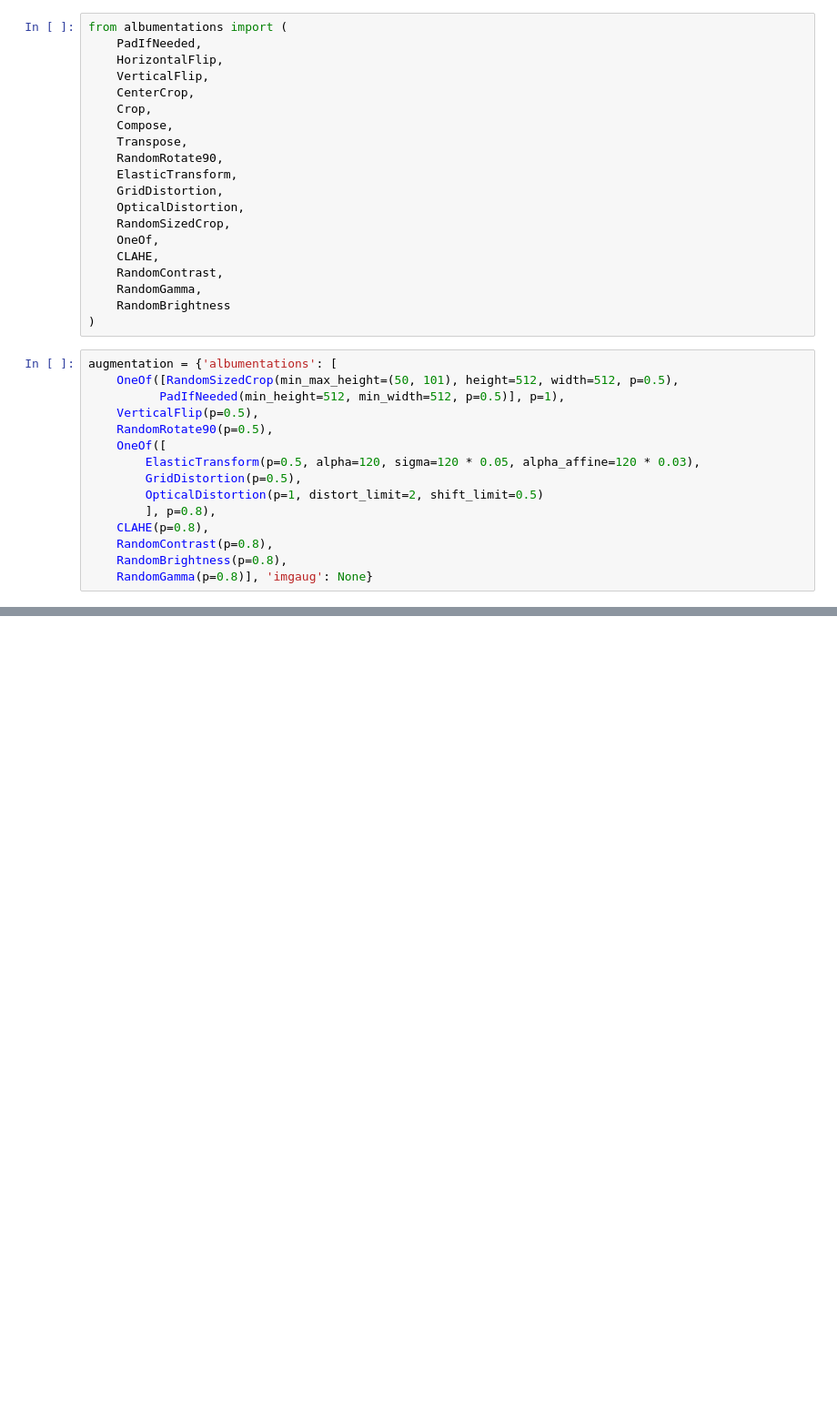
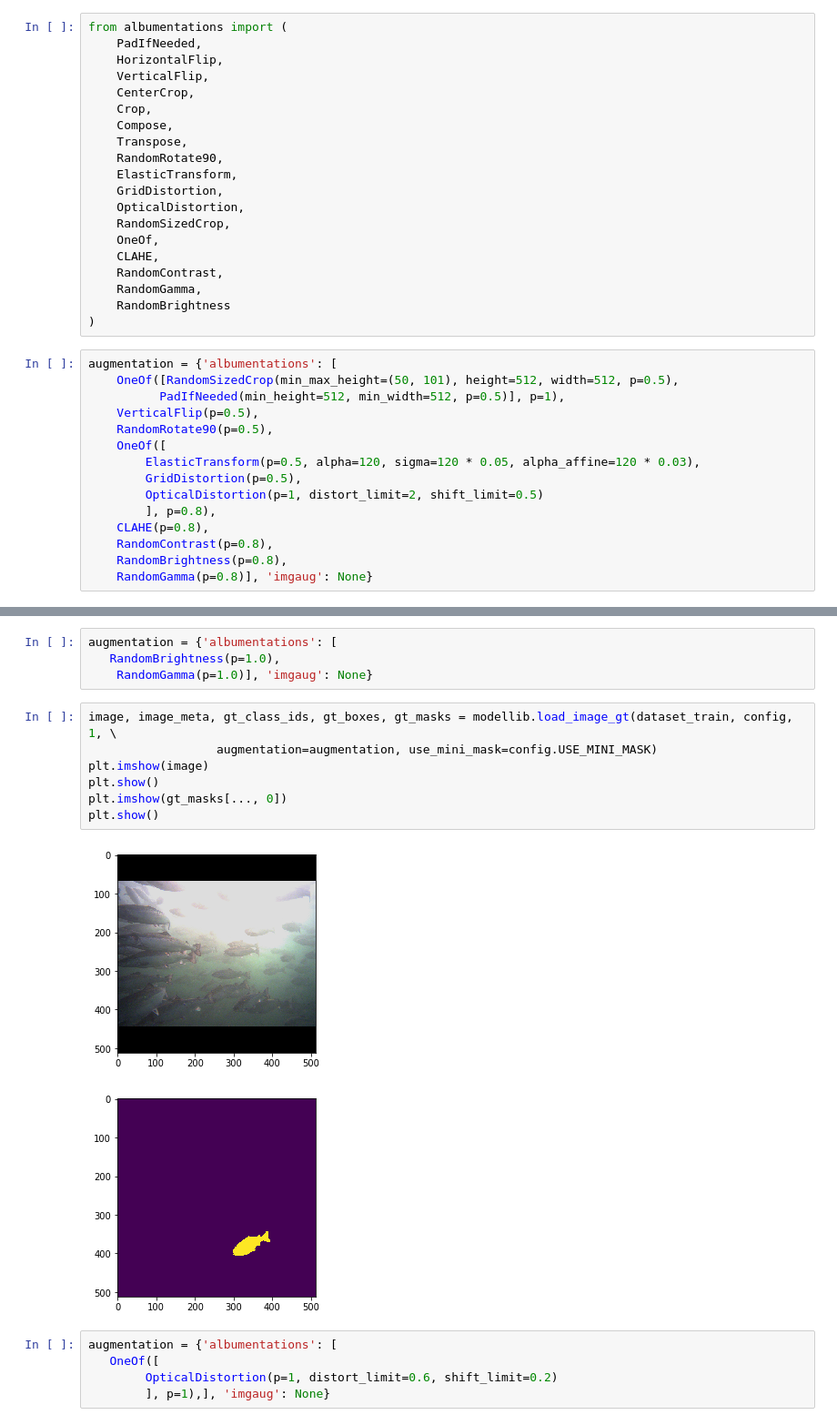
Before and after one commit to isabellafaccone/aquabytePersonal, a Jupyter notebook: lib/maskrcnn/augmentation_viz.ipynb, the cells around one changed output, grey strips where cells are left out. Shown at 91% size. Drawn from its saved outputs; the diff is of its cells as text; blank space fills up the shorter version.

```diff
--- a/lib/maskrcnn/augmentation_viz.ipynb
+++ b/lib/maskrcnn/augmentation_viz.ipynb
@@ -163,0 +203,19 @@ plt.show()
+# %%
+augmentation = {'albumentations': [
+   RandomBrightness(p=1.0),
+    RandomGamma(p=1.0)], 'imgaug': None}
+# %%
+image, image_meta, gt_class_ids, gt_boxes, gt_masks = modellib.load_image_gt(dataset_train, config, 1, \
+                  augmentation=augmentation, use_mini_mask=config.USE_MINI_MASK)
+plt.imshow(image)
+plt.show()
+plt.imshow(gt_masks[..., 0])
+plt.show()
+# %% [output]
+[figure, added]
+[figure, added]
+# %%
+augmentation = {'albumentations': [
+   OneOf([
+        OpticalDistortion(p=1, distort_limit=0.6, shift_limit=0.2)
+        ], p=1),], 'imgaug': None}
```
Also changed, not shown: parts of 20 cells of this notebook, 7 other files.
